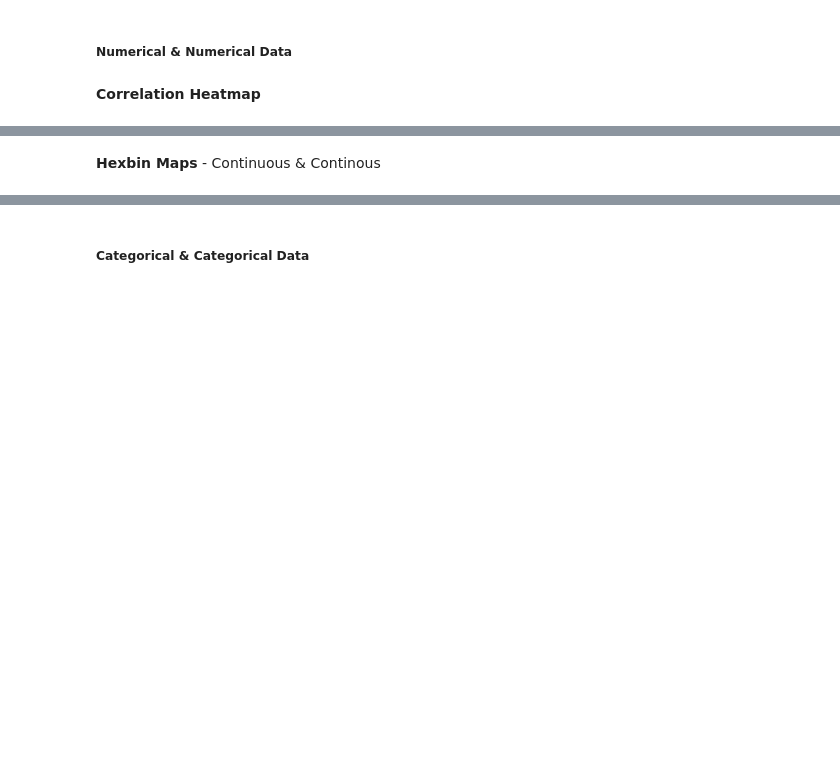
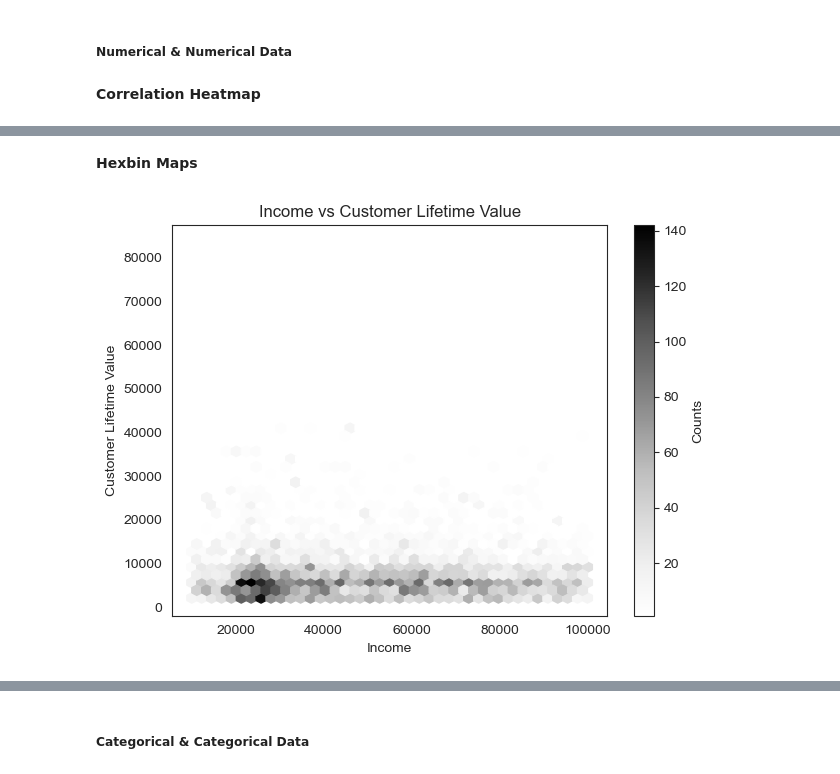
Before and after one commit to lCarvas/data-mining, a Jupyter notebook: src/Group94_EDA_Code.ipynb, the cells around one changed output, grey strips where cells are left out. Cells and saved outputs as stored; diff of their text form; code cells hidden in the pictures; blank space fills up the shorter version.

```diff
--- a/src/Group94_EDA_Code.ipynb
+++ b/src/Group94_EDA_Code.ipynb
@@ -822,2 +903,11 @@ Number of outliers in PointsAccumulated: 1914
 # %% [markdown]
-**Hexbin Maps** - Continuous & Continous
+**Hexbin Maps**
+# %%
+plt.hexbin(customerDB_copy['Income'], customerDB_copy['Customer Lifetime Value'], gridsize=40, cmap='Greys', mincnt=1)
+plt.xlabel('Income'); plt.ylabel('Customer Lifetime Value')
+plt.title('Income vs Customer Lifetime Value')
+plt.colorbar(label='Counts')
+plt.tight_layout()
+plt.show()
+# %% [output]
+[figure, added]
```
Also changed, not shown: parts of 17 cells of this notebook, 1 other file.
